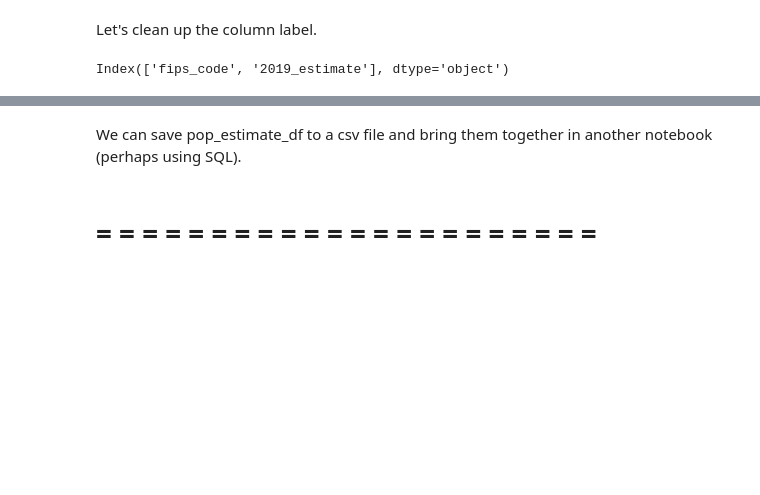
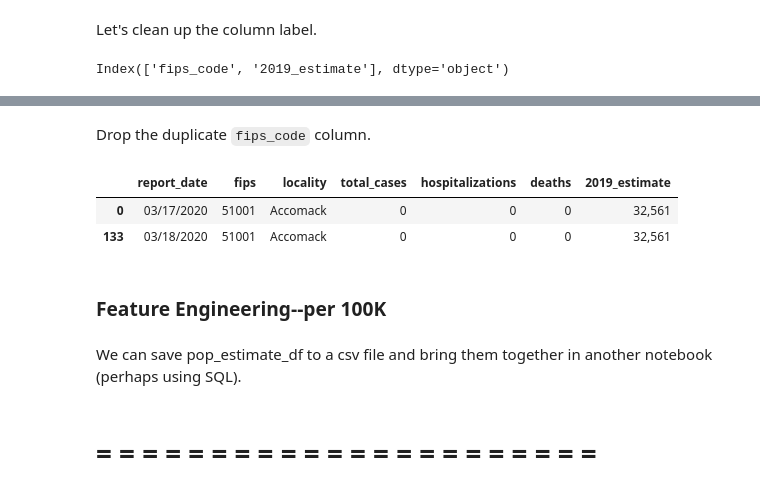
Before and after one commit to jammy-bot/va-covid-eda, a Jupyter notebook: va_covid_plots.ipynb, the cells around one changed output, grey strips where cells are left out. Saved outputs shown, nothing was run; the diff lists cells and outputs as text; code cells hidden in the pictures; blank space fills up the shorter version.

```diff
--- a/va_covid_plots.ipynb
+++ b/va_covid_plots.ipynb
@@ -633,3 +655,17 @@ Index(['fips_code', '2019_estimate'], dtype='object')
+# %% [markdown]
+Drop the duplicate `fips_code` column.
+# %%
+# dropping `fips_code`
+combined_df.drop("fips_code", axis=1, inplace=True)
+
+# viewing the first two rows
+combined_df[combined_df['fips']==51001].head(2)
+# %% [output]
+|  | report_date | fips | locality | total_cases | hospitalizations | deaths | 2019_estimate |
+| 0 | 03/17/2020 | 51001 | Accomack | 0 | 0 | 0 | 32,561 |
+| 133 | 03/18/2020 | 51001 | Accomack | 0 | 0 | 0 | 32,561 |
+# %% [markdown]
+### Feature Engineering--per 100K
 # %% [markdown]
 We can save pop_estimate_df to a csv file and bring them together in another notebook (perhaps using SQL).
 # %%
```
Also changed, not shown: parts of 8 cells of this notebook.
